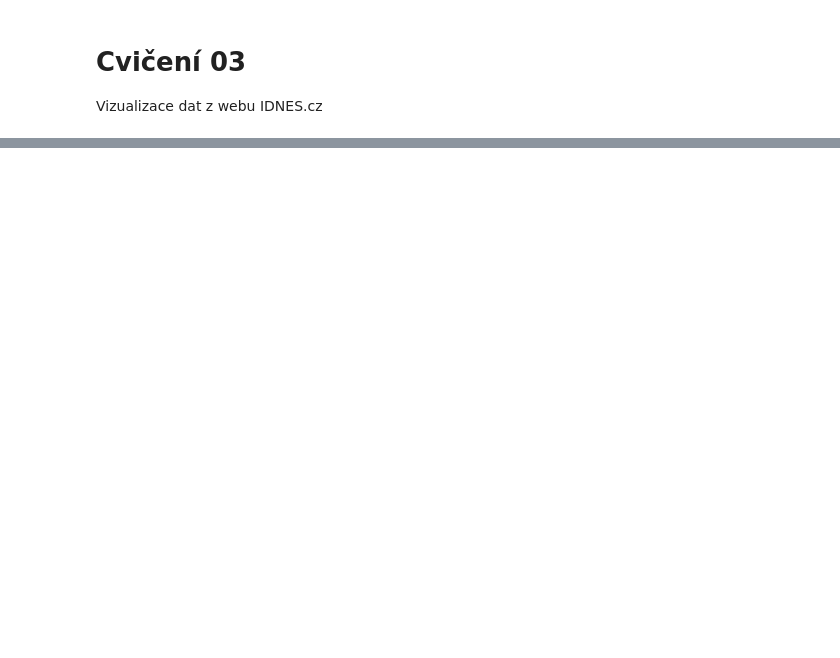
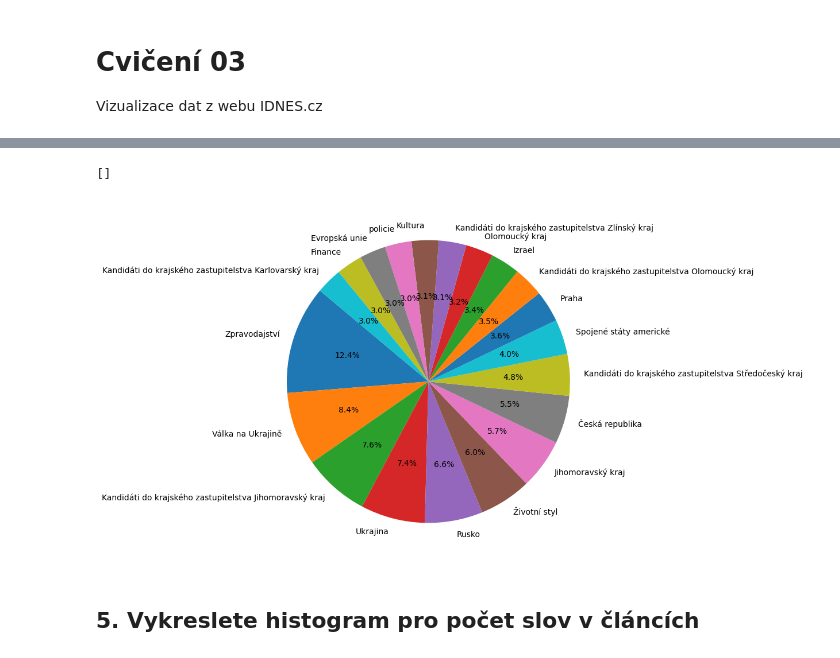
Before and after one commit to KyryloYefremov/TUL-TPB-2024-25, a Jupyter notebook: cv03/visualizer.ipynb, the cells around one changed output, grey strips where cells are left out. Cells and saved outputs as stored; diff of their text form; code cells hidden in the pictures; blank space fills up the shorter version.

```diff
--- a/cv03/visualizer.ipynb
+++ b/cv03/visualizer.ipynb
@@ -25,0 +62,16 @@ FileNotFoundError: [Errno 2] No such file or directory: '/Users/kirillefremov/de
+# %%
+cats = [cat for cat_list in df.categories for cat in cat_list]
+articles_per_cat_count = Counter(cats)
+top_n = 20
+top_categories = articles_per_cat_count.most_common(top_n)
+top_categories_names = [cat[0] for cat in top_categories]
+top_categories_counts = [cat[1] for cat in top_categories]
+# %%
+plt.figure(figsize=(14, 8))
+plt.pie(top_categories_counts, labels=top_categories_names, autopct='%1.1f%%', startangle=140)
+plt.plot()
+# %% [output]
+[]
+[figure, added]
+# %% [markdown]
+## 5. Vykreslete histogram pro počet slov v článcích
```
Also changed, not shown: parts of 18 cells of this notebook.
